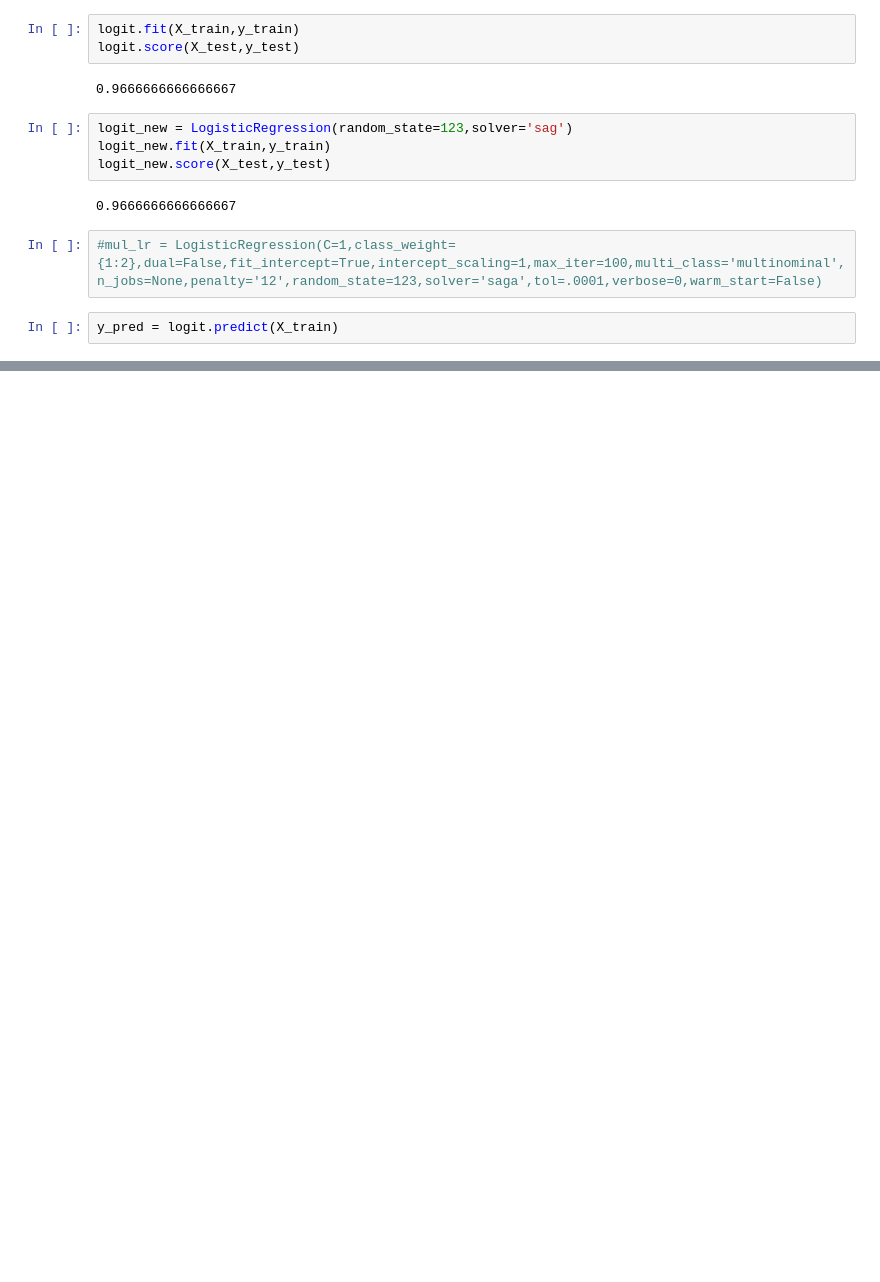
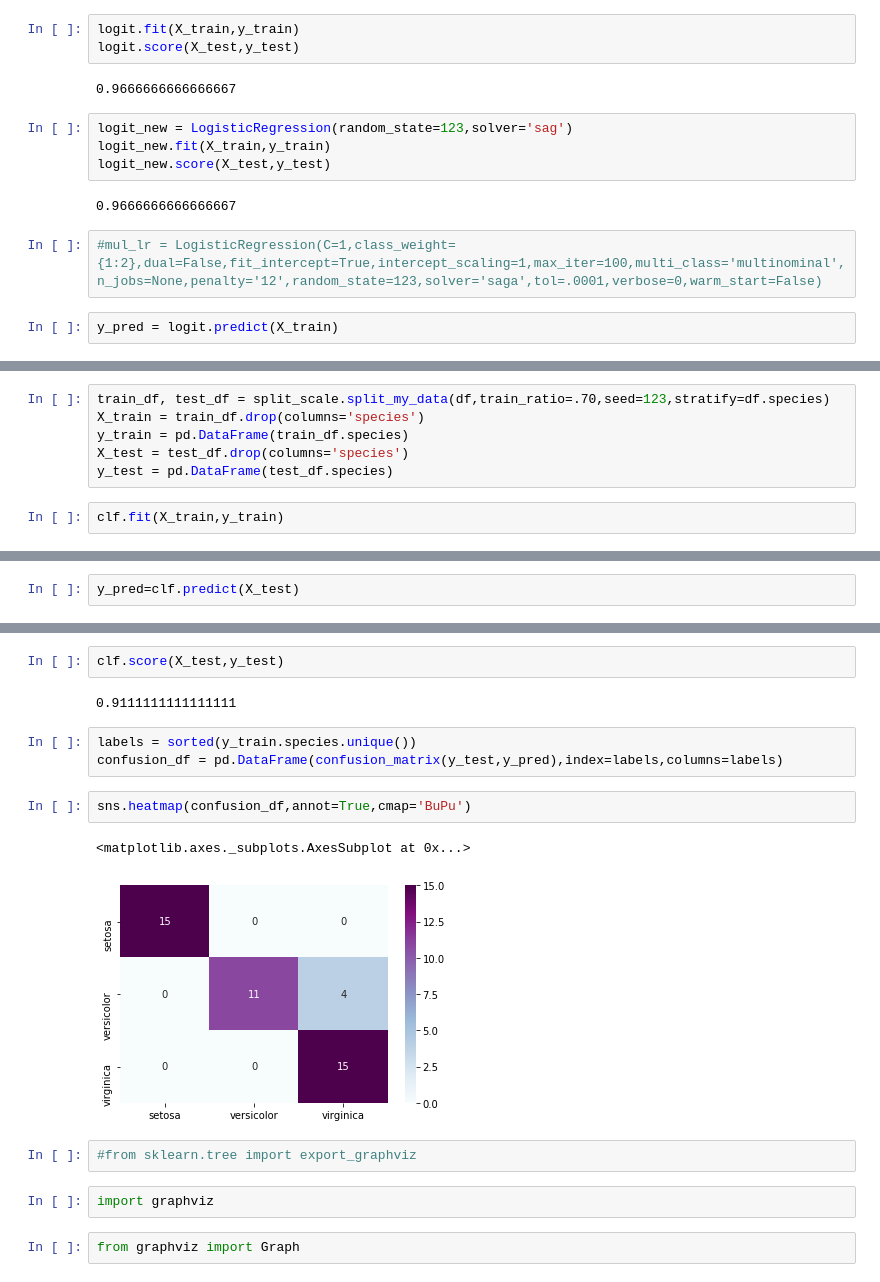
Before and after one commit to JefferyRoeder/ds-methodologies-exercises, a Jupyter notebook: classification/model.ipynb, the cells around one changed output, grey strips where cells are left out. Cells and saved outputs as stored; diff of their text form; blank space fills up the shorter version.

```diff
--- a/classification/model.ipynb
+++ b/classification/model.ipynb
@@ -68,0 +82,8 @@ weighted avg       0.95      0.95      0.95       120
+# %%
+train_df, test_df = split_scale.split_my_data(df,train_ratio=.70,seed=123,stratify=df.species)
+X_train = train_df.drop(columns='species')
+y_train = pd.DataFrame(train_df.species)
+X_test = test_df.drop(columns='species')
+y_test = pd.DataFrame(test_df.species)
+# %%
+clf.fit(X_train,y_train)
@@ -68,0 +97,2 @@ weighted avg       0.95      0.95      0.95       120
+# %%
+y_pred=clf.predict(X_test)
@@ -68,0 +125,18 @@ weighted avg       0.95      0.95      0.95       120
+# %%
+clf.score(X_test,y_test)
+# %% [output]
+0.9111111111111111
+# %%
+labels = sorted(y_train.species.unique())
+confusion_df = pd.DataFrame(confusion_matrix(y_test,y_pred),index=labels,columns=labels)
+# %%
+sns.heatmap(confusion_df,annot=True,cmap='BuPu')
+# %% [output]
+<matplotlib.axes._subplots.AxesSubplot at 0x...>
+[figure, added]
+# %%
+#from sklearn.tree import export_graphviz
+# %%
+import graphviz
+# %%
+from graphviz import Graph
```
Also changed, not shown: parts of 25 cells of this notebook, 7 other files.
